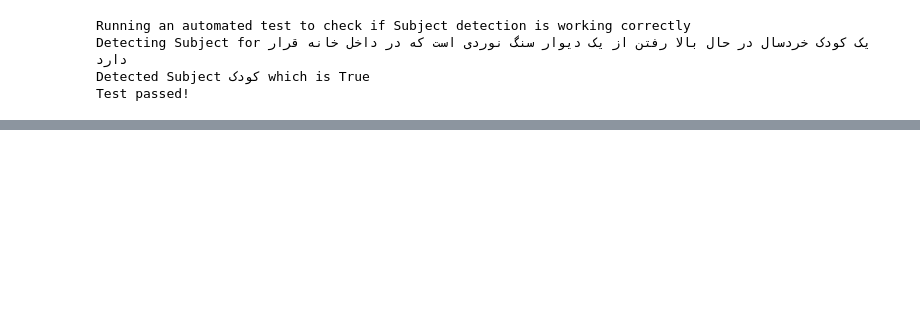
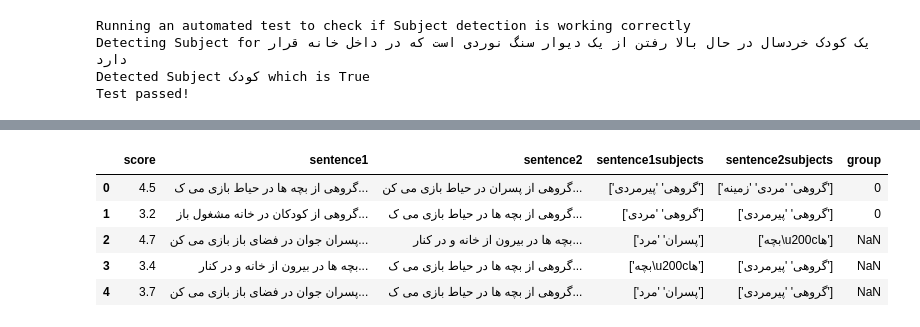
Before and after one commit to poorya-abbasi/DL-HW04, a Jupyter notebook: DL_HW04_HazmEdition.ipynb, the cells around one changed output, grey strips where cells are left out. Saved outputs shown, nothing was run; the diff lists cells and outputs as text; code cells hidden in the pictures; blank space fills up the shorter version.

```diff
--- a/DL_HW04_HazmEdition.ipynb
+++ b/DL_HW04_HazmEdition.ipynb
@@ -109,0 +142,47 @@ for index, row in dataset.iterrows():
+# %%
+def escape(text):
+  converted = str(text)
+  converted = re.sub("[^ا-ی]"," ",converted)
+  converted = re.sub(' +', ' ',converted)
+  return converted.strip()
+
+def groupSubject(text):
+  text = escape(text)
+  maleGroup = ["پسر", "مرد"]
+  femaleGroup = ["دختر", "زن"]
+  childGroup = ["کودک", "بچه"]
+  animalGroup = ["گربه", "سگ"]
+  if any(ext in text for ext in maleGroup):
+    return 0
+  elif any(ext in text for ext in femaleGroup):
+    return 1
+  elif any(ext in text for ext in childGroup):
+    return 2
+  elif any(ext in text for ext in animalGroup):
+    return 3
+  else:
+    return 4
+
+def groupSubjects(one,two):
+  if not any(item in escape(one).split(" ") for item in escape(two).split(" ")):
+    return np.nan
+  else:
+    groupOne = groupSubject(one)
+    groupTwo = groupSubject(two)
+    if not groupOne == groupTwo:
+      return 4
+    else:
+      return groupOne
+for index, row in dataset.iterrows():
+  sent1Subjects = row['sentence1subjects']
+  sent2Subjects = row['sentence2subjects']
+  group = groupSubjects(sent1Subjects,sent2Subjects)
+  dataset.at[index,'group']=group
+dataset.head()
+# %% [output]
+|  | score | sentence1 | sentence2 | sentence1subjects | sentence2subjects | group |
+| 0 | 4.5 | گروهی از بچه ها در حیاط بازی می ک... | گروهی از پسران در حیاط بازی می کن... | ['گروهی' 'پیرمردی'] | ['گروهی' 'مردی' 'زمینه'] | 0 |
+| 1 | 3.2 | گروهی از کودکان در خانه مشغول باز... | گروهی از بچه ها در حیاط بازی می ک... | ['گروهی' 'مردی'] | ['گروهی' 'پیرمردی'] | 0 |
+| 2 | 4.7 | پسران جوان در فضای باز بازی می کن... | بچه ها در بیرون از خانه و در کنار... | ['پسران' 'مرد'] | ['بچه\u200cها'] | NaN |
+| 3 | 3.4 | بچه ها در بیرون از خانه و در کنار... | گروهی از بچه ها در حیاط بازی می ک... | ['بچه\u200cها'] | ['گروهی' 'پیرمردی'] | NaN |
+| 4 | 3.7 | پسران جوان در فضای باز بازی می کن... | گروهی از بچه ها در حیاط بازی می ک... | ['پسران' 'مرد'] | ['گروهی' 'پیرمردی'] | NaN |
```
Also changed, not shown: parts of 6 cells of this notebook.
